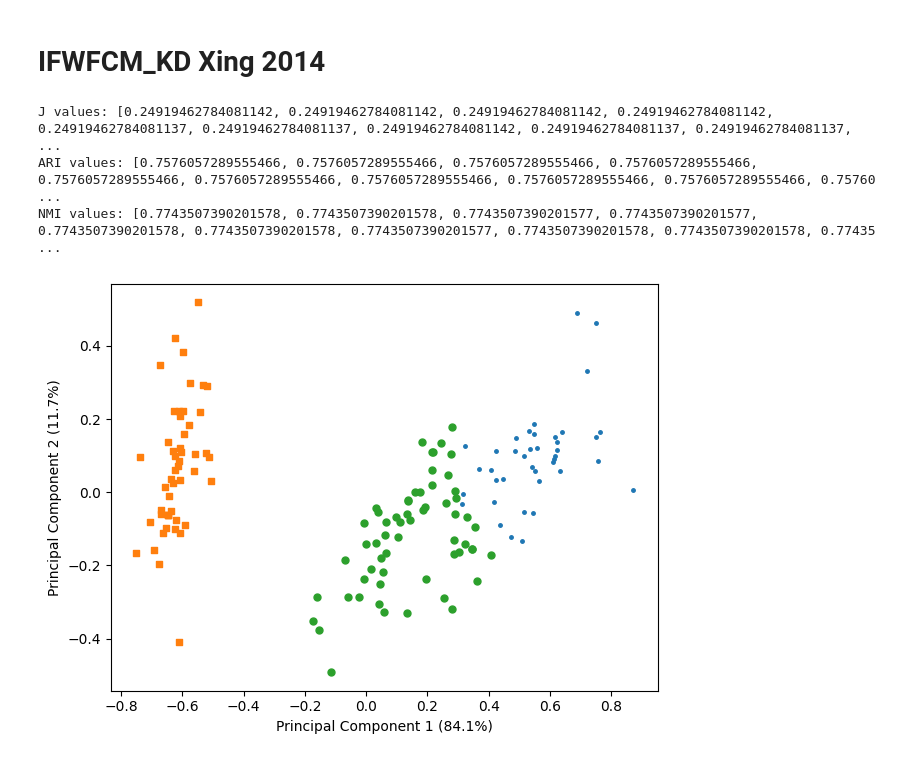
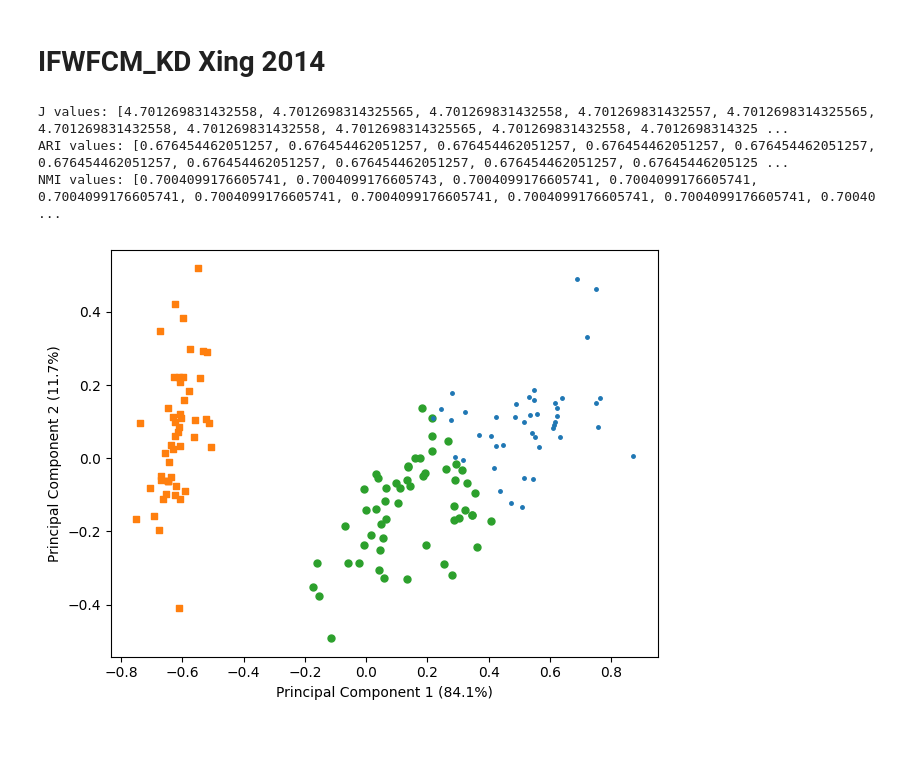
Before and after one commit to tridogithub/evclust, a Jupyter notebook: docs/internship/wecm_iris.ipynb, the cells around one changed output. Cells and saved outputs as stored; diff of their text form; code cells hidden in the pictures.

```diff
--- a/docs/internship/wecm_iris.ipynb
+++ b/docs/internship/wecm_iris.ipynb
@@ -246,9 +210,9 @@ for i in range(10):
     model = ifwfcm_kd_xing2014(X, c, verbose=True)
     ifwfcm_kd_models = np.append(ifwfcm_kd_models, model)
 # %%
-display_results_fuzzy_partition(X, scad2_models, numeric_labels)
+display_results_fuzzy_partition(X, ifwfcm_kd_models, numeric_labels)
 # %% [output]
-J values: [0.24919462784081142, 0.24919462784081142, 0.24919462784081142, 0.24919462784081142, 0.24919462784081137, 0.24919462784081137, 0.24919462784081142, 0.24919462784081137, 0.24919462784081137,  ...
-ARI values: [0.7576057289555466, 0.7576057289555466, 0.7576057289555466, 0.7576057289555466, 0.7576057289555466, 0.7576057289555466, 0.7576057289555466, 0.7576057289555466, 0.7576057289555466, 0.75760 ...
-NMI values: [0.7743507390201578, 0.7743507390201578, 0.7743507390201577, 0.7743507390201577, 0.7743507390201578, 0.7743507390201578, 0.7743507390201577, 0.7743507390201578, 0.7743507390201578, 0.77435 ...
+J values: [4.701269831432558, 4.7012698314325565, 4.701269831432558, 4.701269831432557, 4.7012698314325565, 4.701269831432558, 4.701269831432558, 4.7012698314325565, 4.701269831432558, 4.7012698314325 ...
+ARI values: [0.676454462051257, 0.676454462051257, 0.676454462051257, 0.676454462051257, 0.676454462051257, 0.676454462051257, 0.676454462051257, 0.676454462051257, 0.676454462051257, 0.67645446205125 ...
+NMI values: [0.7004099176605741, 0.7004099176605743, 0.7004099176605741, 0.7004099176605741, 0.7004099176605741, 0.7004099176605741, 0.7004099176605741, 0.7004099176605741, 0.7004099176605741, 0.70040 ...
-[figure, old version]
+[figure, new version]
```
Also changed, not shown: parts of 5 cells of this notebook.
